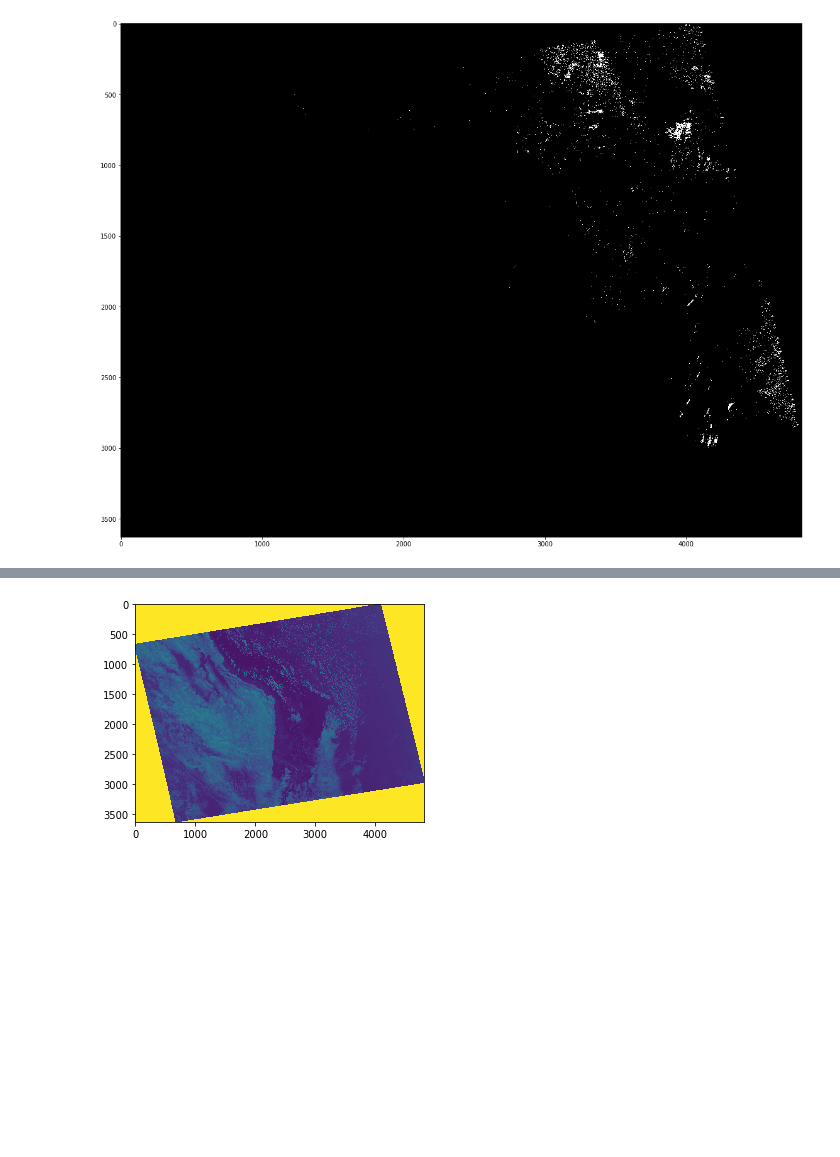
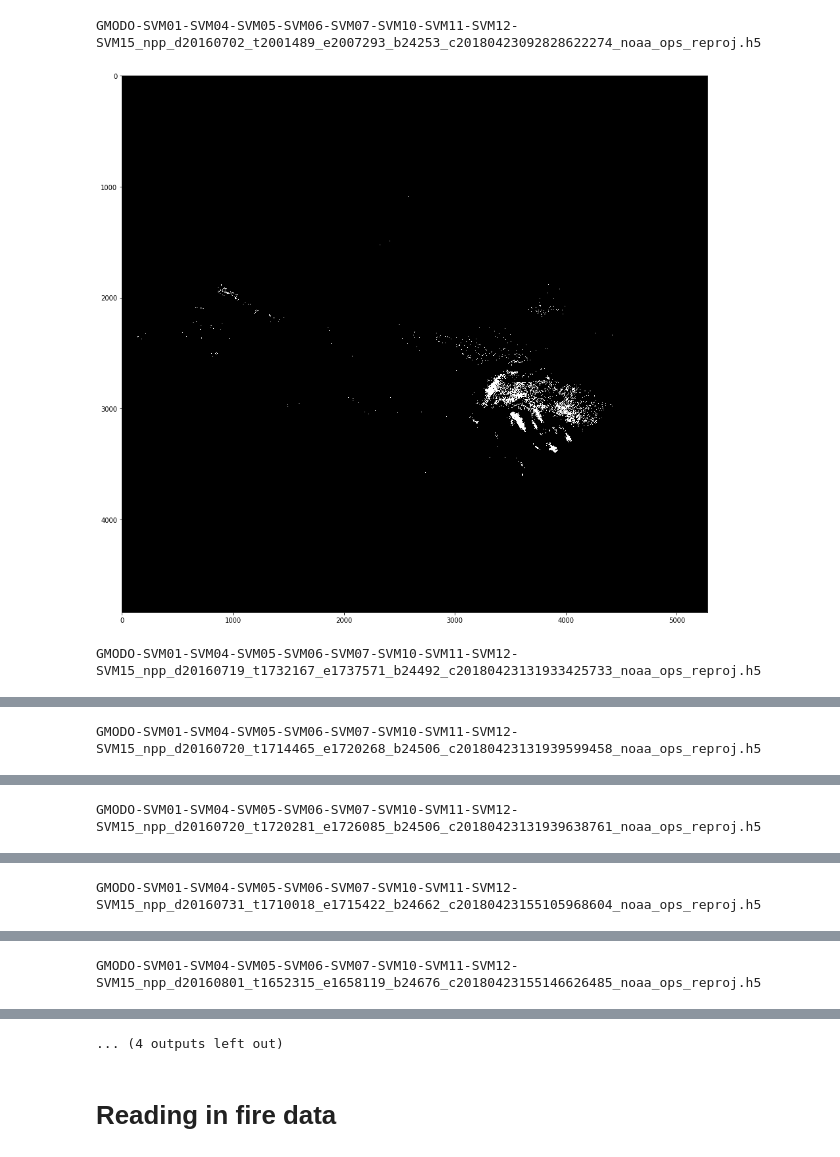
Before and after one commit to gridl/kcl-ltss-bioatm, a Jupyter notebook: notebooks/Smoke Plume Classifier.ipynb, the cells around one changed output, grey strips where cells are left out. Saved outputs shown, nothing was run; the diff lists cells and outputs as text; code cells hidden in the pictures; blank space fills up the shorter version.

Commit message:
new notebook added for plume extraction

```diff
--- a/notebooks/Smoke Plume Classifier.ipynb
+++ b/notebooks/Smoke Plume Classifier.ipynb
@@ -33,6 +14,46 @@ mask = mask.reshape(image.shape)
+# %%
+path = '/Volumes/INTENSO/kcl-ltss-bioatm/raw/reprojected_viirs/h5'
+fnames = ['GMODO-SVM01-SVM04-SVM05-SVM06-SVM07-SVM10-SVM11-SVM12-SVM15_npp_d20160702_t2001489_e2007293_b24253_c20180423092828622274_noaa_ops_reproj.h5',
+          'GMODO-SVM01-SVM04-SVM05-SVM06-SVM07-SVM10-SVM11-SVM12-SVM15_npp_d20160719_t1732167_e1737571_b24492_c20180423131933425733_noaa_ops_reproj.h5',
+          'GMODO-SVM01-SVM04-SVM05-SVM06-SVM07-SVM10-SVM11-SVM12-SVM15_npp_d20160720_t1714465_e1720268_b24506_c20180423131939599458_noaa_ops_reproj.h5',
+          'GMODO-SVM01-SVM04-SVM05-SVM06-SVM07-SVM10-SVM11-SVM12-SVM15_npp_d20160720_t1720281_e1726085_b24506_c20180423131939638761_noaa_ops_reproj.h5',
+          'GMODO-SVM01-SVM04-SVM05-SVM06-SVM07-SVM10-SVM11-SVM12-SVM15_npp_d20160731_t1710018_e1715422_b24662_c20180423155105968604_noaa_ops_reproj.h5',
+          'GMODO-SVM01-SVM04-SVM05-SVM06-SVM07-SVM10-SVM11-SVM12-SVM15_npp_d20160801_t1652315_e1658119_b24676_c20180423155146626485_noaa_ops_reproj.h5',
+          'GMODO-SVM01-SVM04-SVM05-SVM06-SVM07-SVM10-SVM11-SVM12-SVM15_npp_d20160822_t1700347_e1706151_b24974_c20180423160319235317_noaa_ops_reproj.h5',
+          'GMODO-SVM01-SVM04-SVM05-SVM06-SVM07-SVM10-SVM11-SVM12-SVM15_npp_d20160823_t1819484_e1825288_b24989_c20180423155957524701_noaa_ops_reproj.h5',
+         ]
+bands = ['1', '4', '5', '6', '7', '10', '11', '12', '15']
+mask_list = []
+# %%
+for fname in fnames:
+    sdr_path = os.path.join(path, fname)
+    sdr = h5py.File(sdr_path,  "r")
+    index = 0
+    for band in bands:
+        # extract band data and place in array
+        image = sdr['VIIRS-M' + band][:]
+        grad = ndimage.filters.sobel(image)
+
+        if index == 0:
+            image_array = np.zeros((image.size, len(bands)*2))
+
+
+        image_array[:, index] = image.flatten()
+        image_array[:, index+1] = grad.flatten()
+        index += 2
+
+    mask = rf_model.predict(image_array)
+    mask = mask.reshape(image.shape)
+    mask_list.append(mask)
 # %%
-fig = plt.figure(figsize=(25,15))
-plt.imshow(mask, cmap='gray', interpolation='none')
-plt.show()
+for mask, fname in zip(mask_list, fnames):
+    print(fname)
+    fig = plt.figure(figsize=(25,15))
+    plt.imshow(mask, cmap='gray', interpolation='none')
+    plt.show()
+    print()
+    print()
 # %% [output]
+GMODO-SVM01-SVM04-SVM05-SVM06-SVM07-SVM10-SVM11-SVM12-SVM15_npp_d20160702_t2001489_e2007293_b24253_c20180423092828622274_noaa_ops_reproj.h5
-[figure, old version]
+[figure, new version]
+GMODO-SVM01-SVM04-SVM05-SVM06-SVM07-SVM10-SVM11-SVM12-SVM15_npp_d20160719_t1732167_e1737571_b24492_c20180423131933425733_noaa_ops_reproj.h5
@@ -38,0 +61 @@ plt.show()
+GMODO-SVM01-SVM04-SVM05-SVM06-SVM07-SVM10-SVM11-SVM12-SVM15_npp_d20160720_t1714465_e1720268_b24506_c20180423131939599458_noaa_ops_reproj.h5
@@ -38,0 +63 @@ plt.show()
+GMODO-SVM01-SVM04-SVM05-SVM06-SVM07-SVM10-SVM11-SVM12-SVM15_npp_d20160720_t1720281_e1726085_b24506_c20180423131939638761_noaa_ops_reproj.h5
@@ -38,0 +65 @@ plt.show()
+GMODO-SVM01-SVM04-SVM05-SVM06-SVM07-SVM10-SVM11-SVM12-SVM15_npp_d20160731_t1710018_e1715422_b24662_c20180423155105968604_noaa_ops_reproj.h5
@@ -38,0 +67 @@ plt.show()
+GMODO-SVM01-SVM04-SVM05-SVM06-SVM07-SVM10-SVM11-SVM12-SVM15_npp_d20160801_t1652315_e1658119_b24676_c20180423155146626485_noaa_ops_reproj.h5
@@ -39,5 +69,3 @@ plt.show()
+... (4 outputs left out)
-# %%
-plt.imshow(np.dstack(rgb)[:,:,0], vmin=0)
-plt.show()
-# %% [output]
-[figure, removed]
+# %% [markdown]
+# Reading in fire data
```
Also changed, not shown: parts of 11 cells of this notebook, 5 other files.
